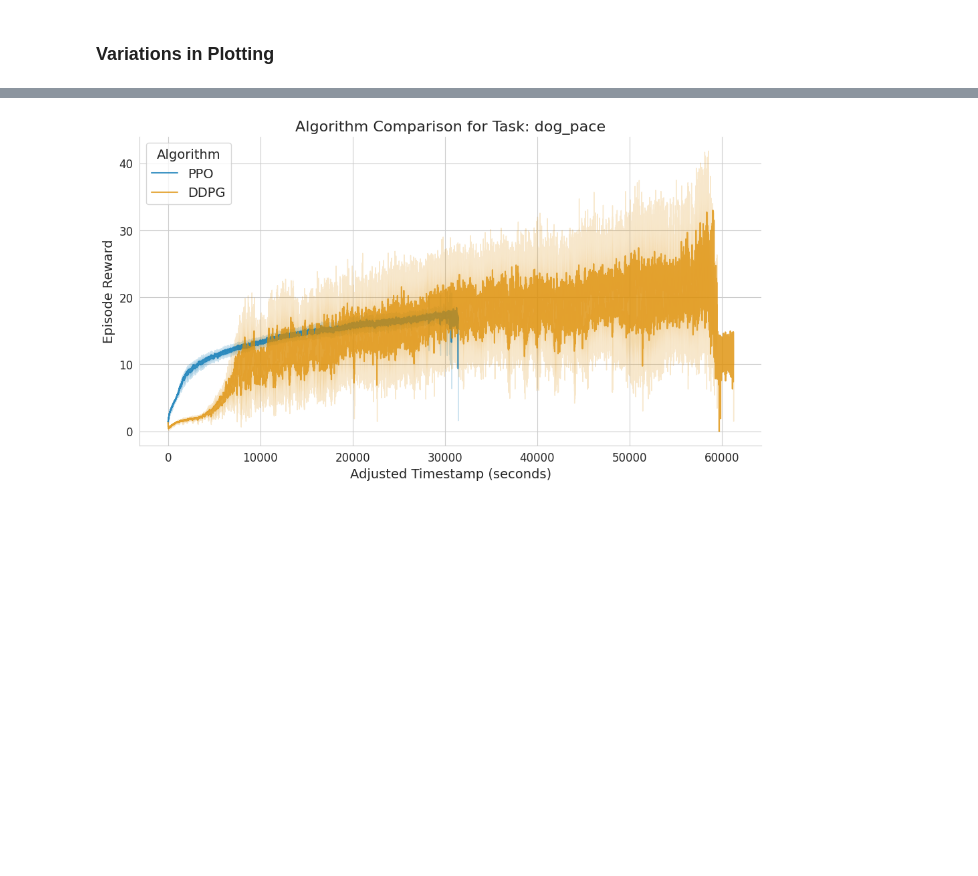
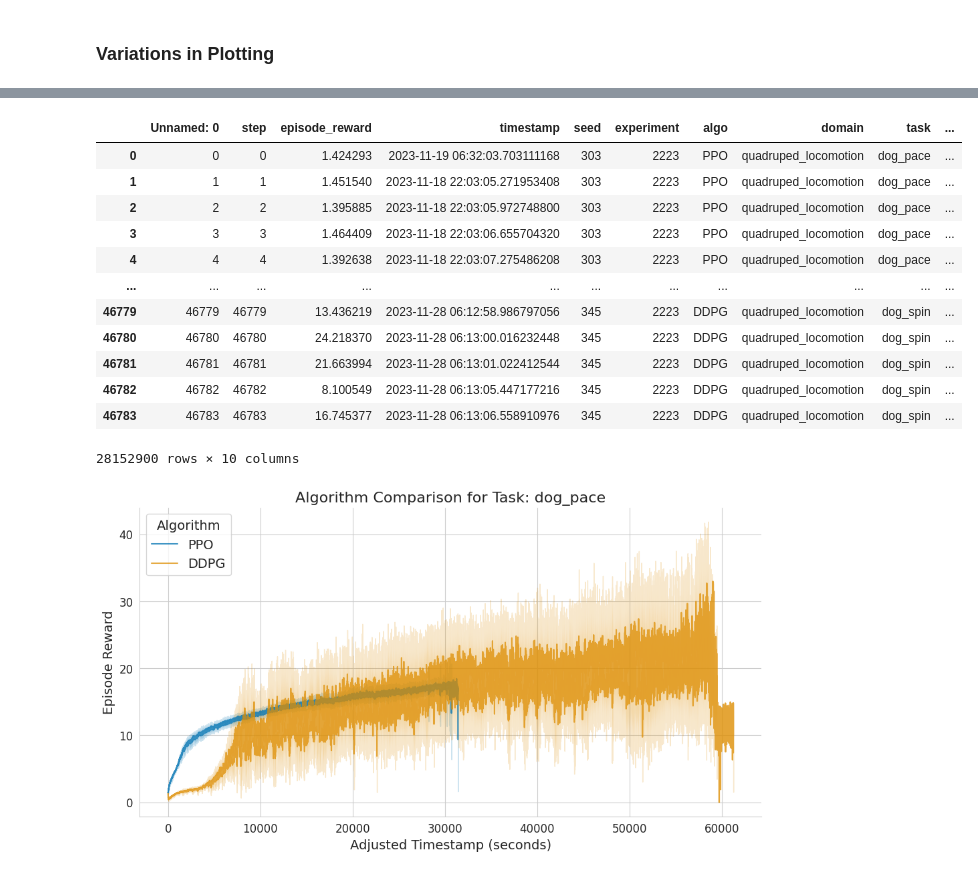
Before and after one commit to Farama-Foundation/A2Perf, a Jupyter notebook: viz/analysis/quadruped_locomotion/all_metrics.ipynb, the cells around one changed output, grey strips where cells are left out. Drawn from its saved outputs; the diff is of its cells as text; code cells hidden in the pictures; blank space fills up the shorter version.

```diff
--- a/viz/analysis/quadruped_locomotion/all_metrics.ipynb
+++ b/viz/analysis/quadruped_locomotion/all_metrics.ipynb
@@ -357,3 +357,19 @@ all_df.head()
+# %%
+all_df
+# %% [output]
+|  | Unnamed: 0 | step | episode_reward | timestamp | seed | experiment | algo | domain | task | ... |
+| 0 | 0 | 0 | 1.424293 | 2023-11-19 06:32:03.703111168 | 303 | 2223 | PPO | quadruped_locomotion | dog_pace | ... |
+| 1 | 1 | 1 | 1.451540 | 2023-11-18 22:03:05.271953408 | 303 | 2223 | PPO | quadruped_locomotion | dog_pace | ... |
+| 2 | 2 | 2 | 1.395885 | 2023-11-18 22:03:05.972748800 | 303 | 2223 | PPO | quadruped_locomotion | dog_pace | ... |
+| 3 | 3 | 3 | 1.464409 | 2023-11-18 22:03:06.655704320 | 303 | 2223 | PPO | quadruped_locomotion | dog_pace | ... |
+| 4 | 4 | 4 | 1.392638 | 2023-11-18 22:03:07.275486208 | 303 | 2223 | PPO | quadruped_locomotion | dog_pace | ... |
+| ... | ... | ... | ... | ... | ... | ... | ... | ... | ... | ... |
+| 46779 | 46779 | 46779 | 13.436219 | 2023-11-28 06:12:58.986797056 | 345 | 2223 | DDPG | quadruped_locomotion | dog_spin | ... |
+| 46780 | 46780 | 46780 | 24.218370 | 2023-11-28 06:13:00.016232448 | 345 | 2223 | DDPG | quadruped_locomotion | dog_spin | ... |
+| 46781 | 46781 | 46781 | 21.663994 | 2023-11-28 06:13:01.022412544 | 345 | 2223 | DDPG | quadruped_locomotion | dog_spin | ... |
+| 46782 | 46782 | 46782 | 8.100549 | 2023-11-28 06:13:05.447177216 | 345 | 2223 | DDPG | quadruped_locomotion | dog_spin | ... |
+| 46783 | 46783 | 46783 | 16.745377 | 2023-11-28 06:13:06.558910976 | 345 | 2223 | DDPG | quadruped_locomotion | dog_spin | ... |
+28152900 rows × 10 columns
 # %%
 def prepare_data_for_task(task):
   """
```
Also changed, not shown: parts of 22 cells of this notebook.
